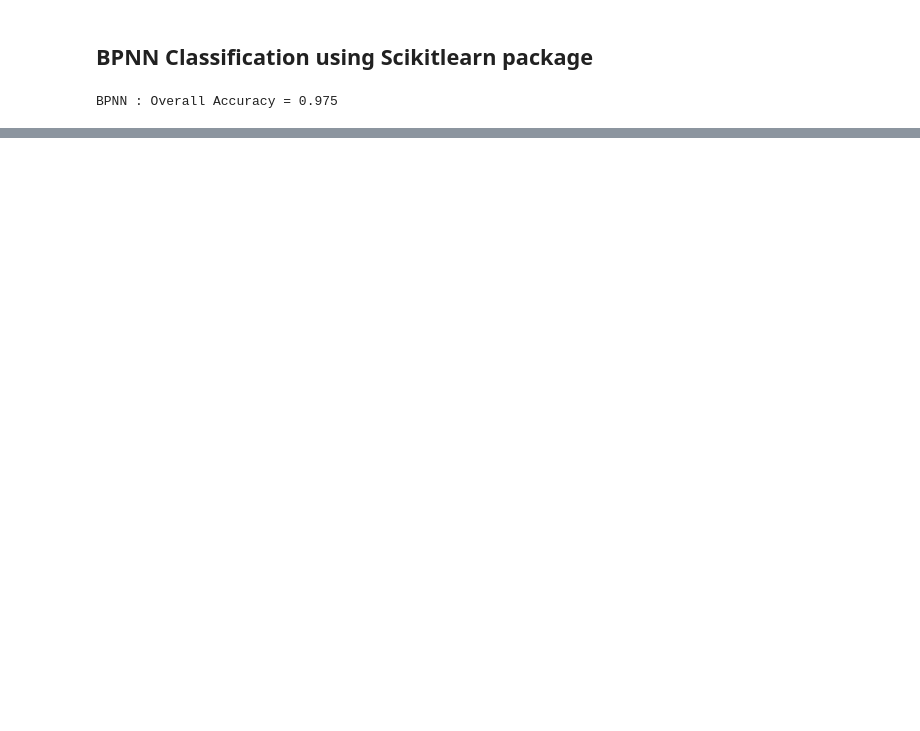
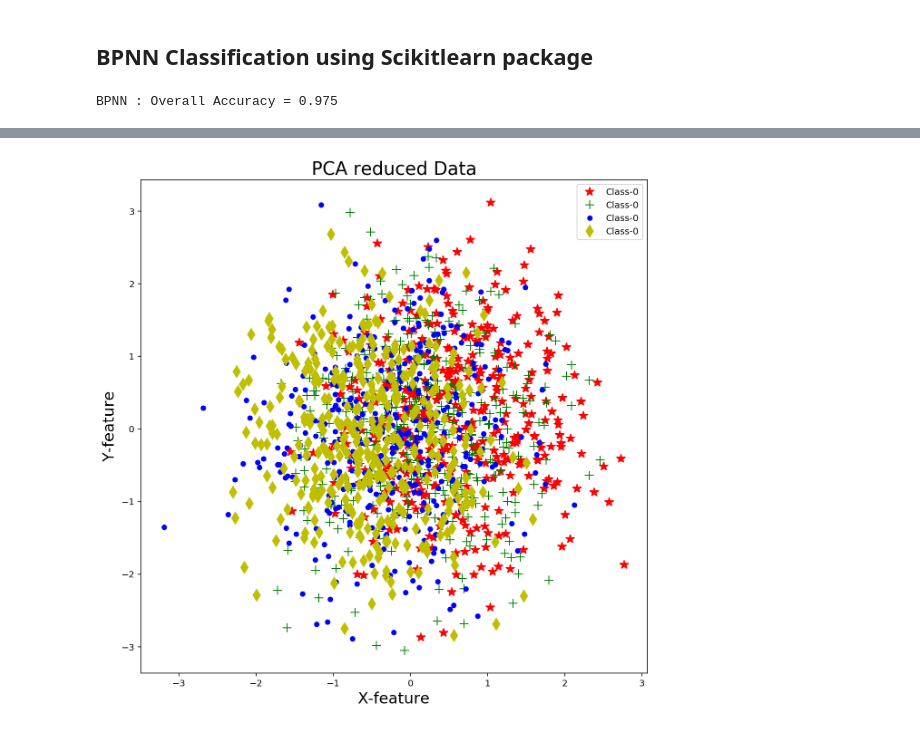
Before and after one commit to Yadukrishnan1/Mobile-Price-Classification, a Jupyter notebook: final_proj.ipynb, the cells around one changed output, grey strips where cells are left out. Drawn from its saved outputs; the diff is of its cells as text; code cells hidden in the pictures; blank space fills up the shorter version.

Commit message:
Add files via upload
Added Decision Tree and kmeans clustering. Also tried to visualize the PCA reduced data to 2D and 3D.

```diff
--- a/final_proj.ipynb
+++ b/final_proj.ipynb
@@ -929,0 +933,19 @@ BPNN : Overall Accuracy = 0.975
+# %%
+from sklearn.cluster import KMeans
+import numpy as np
+
+kmeans = KMeans(n_clusters=4, random_state=0)
+kmeans.fit(nX)
+kmeans.predict(nXtest)
+
+boolKM=clf.predict(nXtest)
+
+testbool=Xtestype # This is used to calculate the accuracy by comparing this with the different case discriminants.
+
+confusion_KM=confusion_matrix(testbool,boolKM)
+accu_KM=testbool-boolKM
+uniqueKM, countsKM = np.unique(accu_KM, return_counts=True)
+KM=dict(zip(uniqueKM, countsKM))
+
+accuracy_KM = KM[0]/sum(KM.values())
+print('KM : Overall Accuracy = ' + str(accuracy_KM))
@@ -929,0 +1005,16 @@ BPNN : Overall Accuracy = 0.975
+# %%
+plt.figure(figsize=(10,10))
+plt.plot(pX0.transpose()[0],pX0.transpose()[1],'r*',label='Class-0', markersize=10)
+plt.plot(pX1.transpose()[0],pX1.transpose()[1],'g+',label='Class-0', markersize=10)
+plt.plot(pX2.transpose()[0],pX2.transpose()[1],'b.',label='Class-0', markersize=10)
+plt.plot(pX3.transpose()[0],pX3.transpose()[1],'yd',label='Class-0', markersize=9)
+
+# plt.ylim(-0.25,1.4)
+# plt.xlim(-1.27,0.85)
+plt.xlabel('X-feature', fontsize=17)
+plt.ylabel('Y-feature', fontsize=17)
+plt.title('PCA reduced Data', fontsize=20)
+plt.legend(loc='upper right')
+plt.show()
+# %% [output]
+[figure, added]
```
Also changed, not shown: parts of 7 cells of this notebook.
